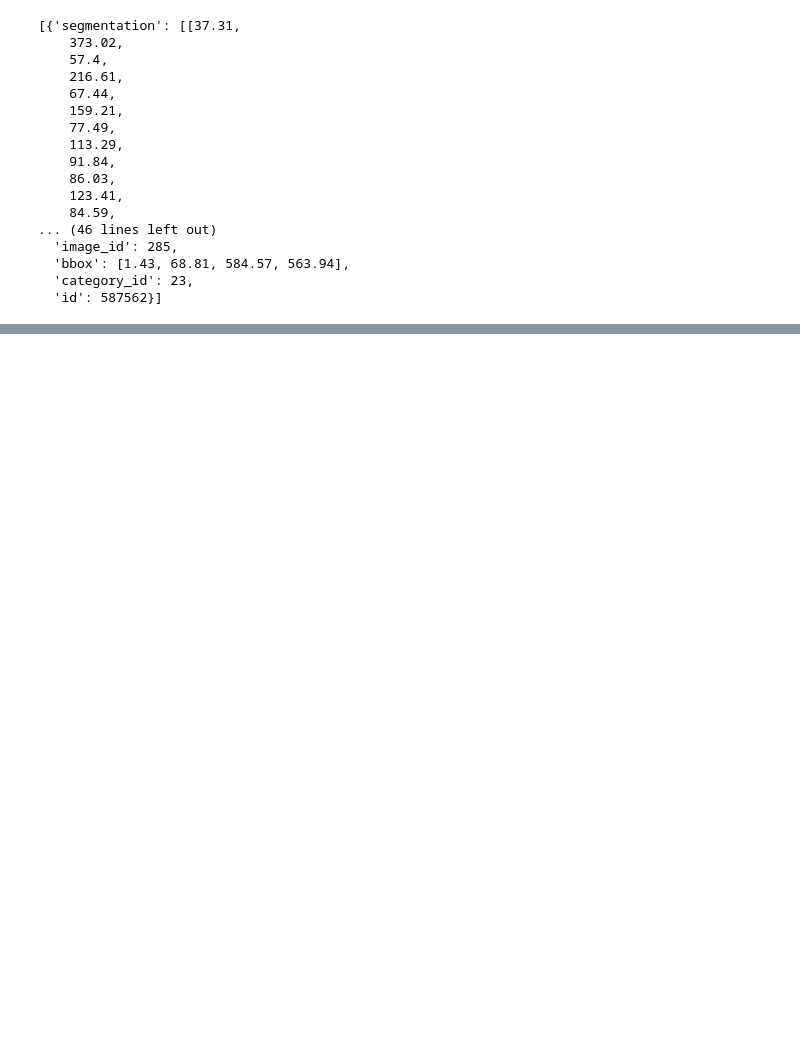
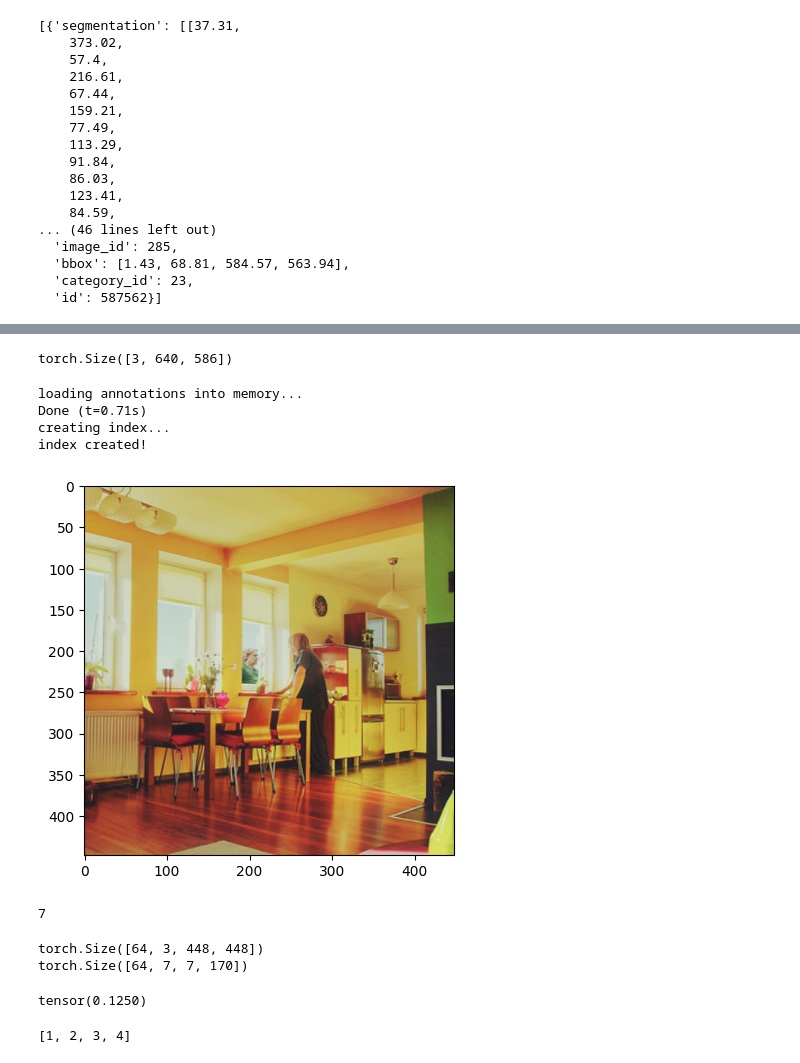
Before and after one commit to ajwatras/YOLO, a Jupyter notebook: main.ipynb, the cells around one changed output, grey strips where cells are left out. Saved outputs shown, nothing was run; the diff lists cells and outputs as text; code cells hidden in the pictures; blank space fills up the shorter version.

```diff
--- a/main.ipynb
+++ b/main.ipynb
@@ -131,0 +152,24 @@ ValueError: Found multiple HxW dimensions in the sample: '(586, 640)', '(640, 58
+# %%
+to_image = v2.ToImage()
+
+to_image(img).shape
+# %% [output]
+torch.Size([3, 640, 586])
+# %%
+from utils.YoloCocoDataset import YOLO_COCO_DATASET
+
+ds2 = YOLO_COCO_DATASET('/home/awatras/Datasets/cocoapi/images/val2017', annFile, transform=tf)
+# %% [output]
+loading annotations into memory...
+Done (t=0.71s)
+creating index...
+index created!
+# %%
+img, anns = ds2[0]
+plt.imshow(img.permute(1,2,0))
+plt.show()
+
+print(len(anns))
+# %% [output]
+[figure, added]
+7
@@ -131,0 +180,20 @@ ValueError: Found multiple HxW dimensions in the sample: '(586, 640)', '(640, 58
+# %%
+for x,y in dl:
+    print(x.shape)
+    print(y.shape)
+    break
+# %% [output]
+torch.Size([64, 3, 448, 448])
+torch.Size([64, 7, 7, 170])
+# %%
+bbox = tv_tensors.BoundingBoxes([100,200,300,400], format='XYWH', canvas_size=(640,586))
+grid_x = bbox[0][1] // 64
+delta_x = (bbox[0][1] - grid_x * 64) / 64
+print(delta_x)
+# %% [output]
+tensor(0.1250)
+# %%
+l1 = [1,2,3,4,5]
+l1[0:-1]
+# %% [output]
+[1, 2, 3, 4]
```
Also changed, not shown: parts of 7 cells of this notebook, 1 other file.
